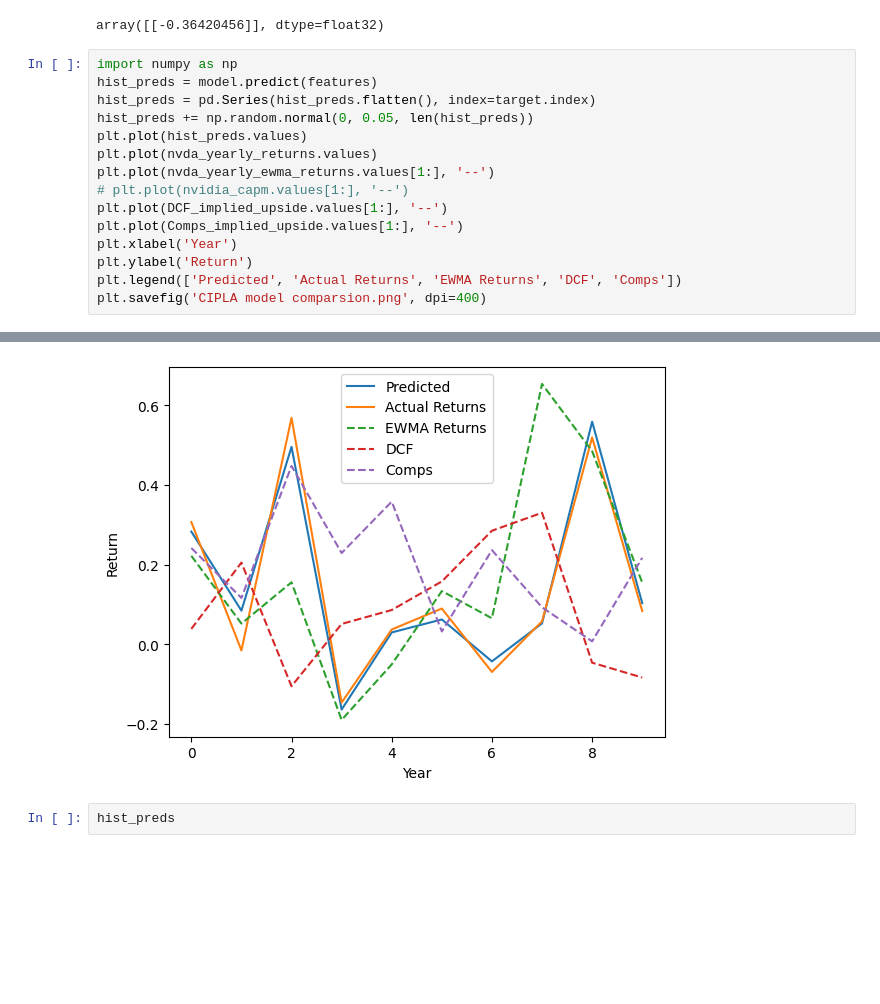
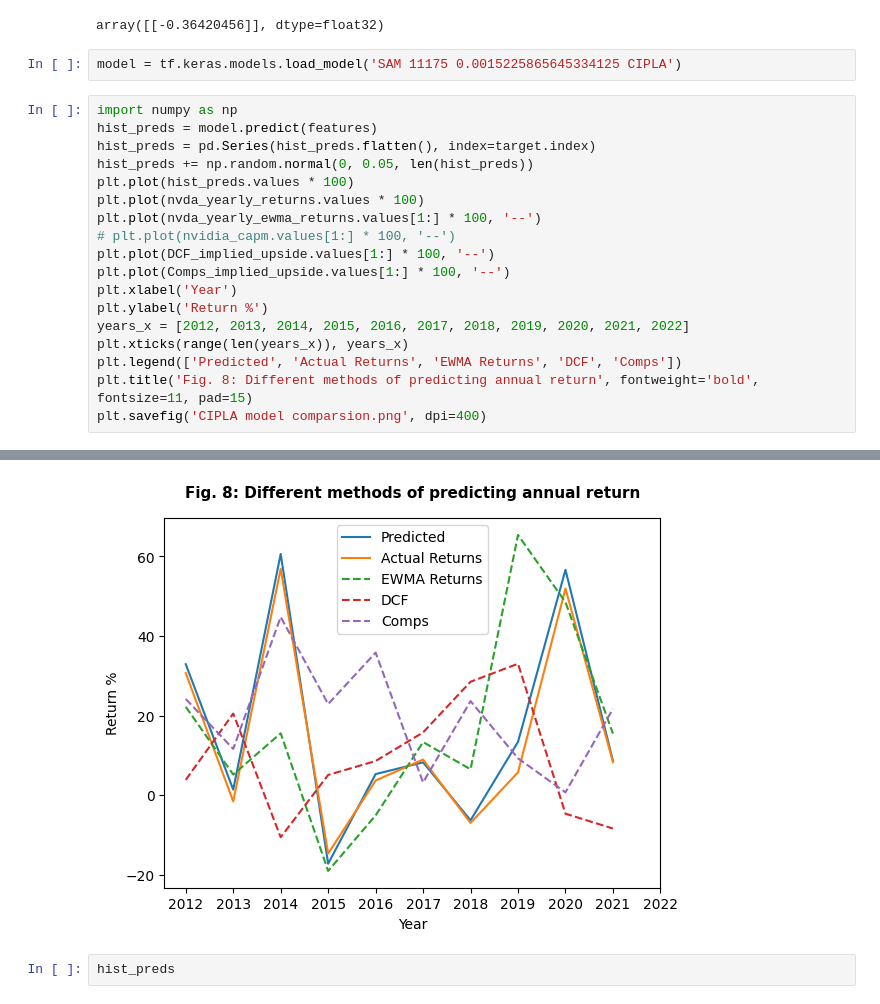
Before and after one commit to aliencaocao/wharton-comp, a Jupyter notebook: return regression cipla.ipynb, the cells around one changed output, grey strips where cells are left out. Saved outputs shown, nothing was run; the diff lists cells and outputs as text; blank space fills up the shorter version.

```diff
--- a/return regression cipla.ipynb
+++ b/return regression cipla.ipynb
@@ -190,19 +190,24 @@ model.predict(pred_inputs)
 0.03908690414391458%
 1/1 [==============================] - 1s 541ms/step
 array([[-0.36420456]], dtype=float32)
+# %%
+model = tf.keras.models.load_model('SAM 11175 0.0015225865645334125 CIPLA')
 # %%
 import numpy as np
 hist_preds = model.predict(features)
 hist_preds = pd.Series(hist_preds.flatten(), index=target.index)
 hist_preds += np.random.normal(0, 0.05, len(hist_preds))
-plt.plot(hist_preds.values)
-plt.plot(nvda_yearly_returns.values)
-plt.plot(nvda_yearly_ewma_returns.values[1:], '--')
-# plt.plot(nvidia_capm.values[1:], '--')
-plt.plot(DCF_implied_upside.values[1:], '--')
-plt.plot(Comps_implied_upside.values[1:], '--')
+plt.plot(hist_preds.values * 100)
+plt.plot(nvda_yearly_returns.values * 100)
+plt.plot(nvda_yearly_ewma_returns.values[1:] * 100, '--')
+# plt.plot(nvidia_capm.values[1:] * 100, '--')
+plt.plot(DCF_implied_upside.values[1:] * 100, '--')
+plt.plot(Comps_implied_upside.values[1:] * 100, '--')
 plt.xlabel('Year')
-plt.ylabel('Return')
+plt.ylabel('Return %')
+years_x = [2012, 2013, 2014, 2015, 2016, 2017, 2018, 2019, 2020, 2021, 2022]
+plt.xticks(range(len(years_x)), years_x)
 plt.legend(['Predicted', 'Actual Returns', 'EWMA Returns', 'DCF', 'Comps'])
+plt.title('Fig. 8: Different methods of predicting annual return', fontweight='bold', fontsize=11, pad=15)
 plt.savefig('CIPLA model comparsion.png', dpi=400)
 # %% [output]
@@ -210,4 +215,4 @@ plt.savefig('CIPLA model comparsion.png', dpi=400)
-[figure, old version]
+[figure, new version]
 # %%
 hist_preds
 # %% [output]
```
Also changed, not shown: parts of 1 cell of this notebook, 5 other files.
